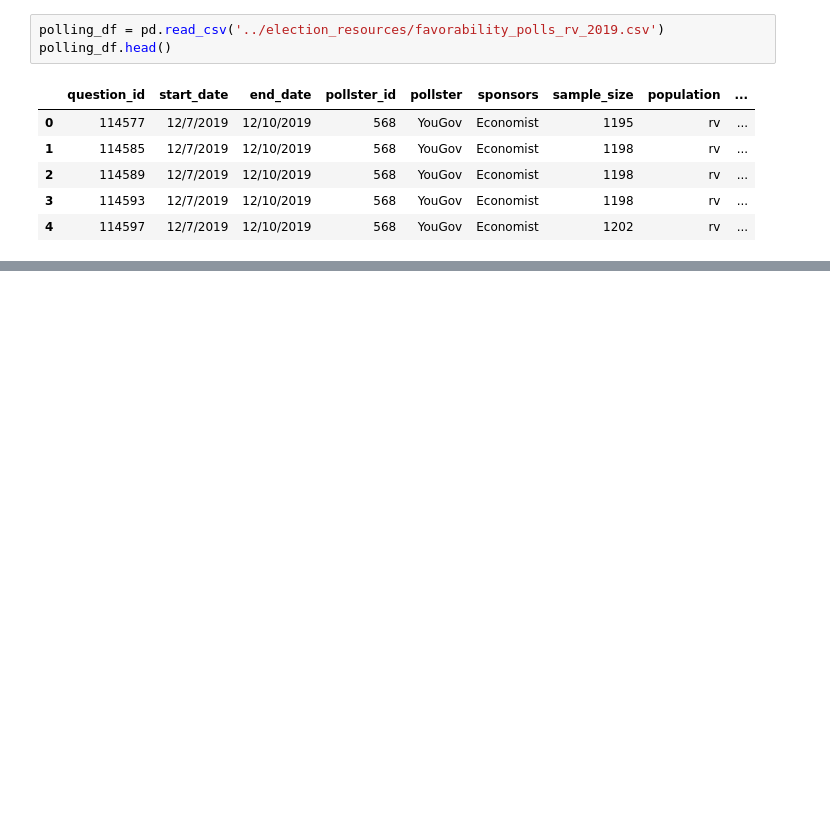
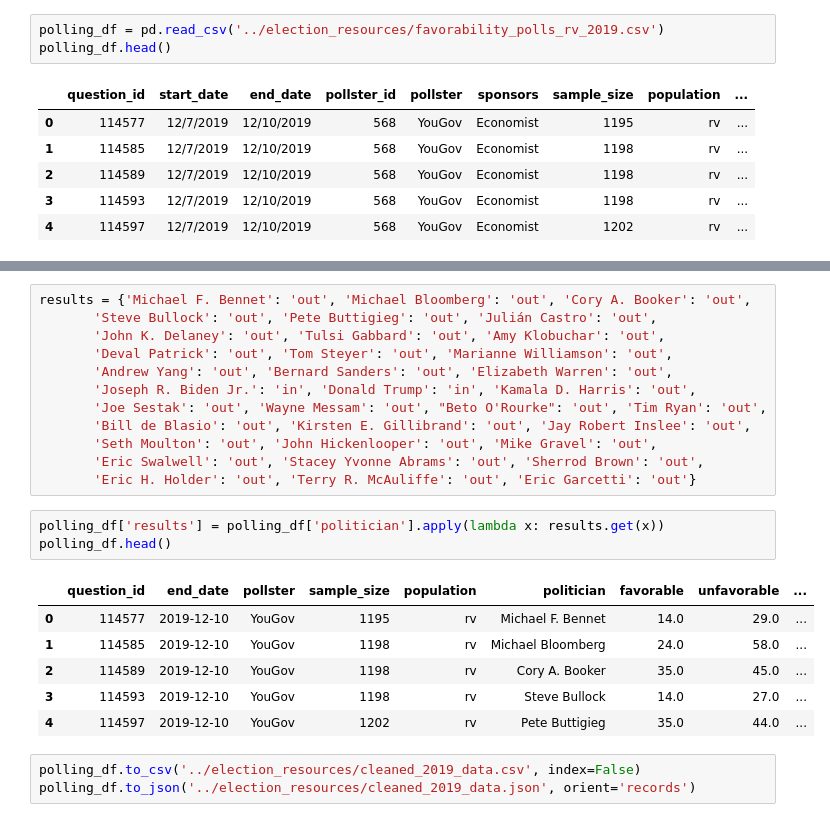
Before and after one commit to MSchell0129/Complex_Political_Phenomenon, a Jupyter notebook: Code_Files/2019_polling_data.ipynb, the cells around one changed output, grey strips where cells are left out. Drawn from its saved outputs; the diff is of its cells as text; blank space fills up the shorter version.

Commit message:
cleaned 2019 data and code file

```diff
--- a/Code_Files/2019_polling_data.ipynb
+++ b/Code_Files/2019_polling_data.ipynb
@@ -24,0 +116,25 @@ polling_df.describe()
+# %%
+results = {'Michael F. Bennet': 'out', 'Michael Bloomberg': 'out', 'Cory A. Booker': 'out',
+       'Steve Bullock': 'out', 'Pete Buttigieg': 'out', 'Julián Castro': 'out',
+       'John K. Delaney': 'out', 'Tulsi Gabbard': 'out', 'Amy Klobuchar': 'out',
+       'Deval Patrick': 'out', 'Tom Steyer': 'out', 'Marianne Williamson': 'out',
+       'Andrew Yang': 'out', 'Bernard Sanders': 'out', 'Elizabeth Warren': 'out',
+       'Joseph R. Biden Jr.': 'in', 'Donald Trump': 'in', 'Kamala D. Harris': 'out',
+       'Joe Sestak': 'out', 'Wayne Messam': 'out', "Beto O'Rourke": 'out', 'Tim Ryan': 'out',
+       'Bill de Blasio': 'out', 'Kirsten E. Gillibrand': 'out', 'Jay Robert Inslee': 'out',
+       'Seth Moulton': 'out', 'John Hickenlooper': 'out', 'Mike Gravel': 'out',
+       'Eric Swalwell': 'out', 'Stacey Yvonne Abrams': 'out', 'Sherrod Brown': 'out',
+       'Eric H. Holder': 'out', 'Terry R. McAuliffe': 'out', 'Eric Garcetti': 'out'}
+# %%
+polling_df['results'] = polling_df['politician'].apply(lambda x: results.get(x))
+polling_df.head()
+# %% [output]
+|  | question_id | end_date | pollster | sample_size | population | politician | favorable | unfavorable | ... |
+| 0 | 114577 | 2019-12-10 | YouGov | 1195 | rv | Michael F. Bennet | 14.0 | 29.0 | ... |
+| 1 | 114585 | 2019-12-10 | YouGov | 1198 | rv | Michael Bloomberg | 24.0 | 58.0 | ... |
+| 2 | 114589 | 2019-12-10 | YouGov | 1198 | rv | Cory A. Booker | 35.0 | 45.0 | ... |
+| 3 | 114593 | 2019-12-10 | YouGov | 1198 | rv | Steve Bullock | 14.0 | 27.0 | ... |
+| 4 | 114597 | 2019-12-10 | YouGov | 1202 | rv | Pete Buttigieg | 35.0 | 44.0 | ... |
+# %%
+polling_df.to_csv('../election_resources/cleaned_2019_data.csv', index=False)
+polling_df.to_json('../election_resources/cleaned_2019_data.json', orient='records')
```
Also changed, not shown: parts of 8 cells of this notebook, 2 other files.
